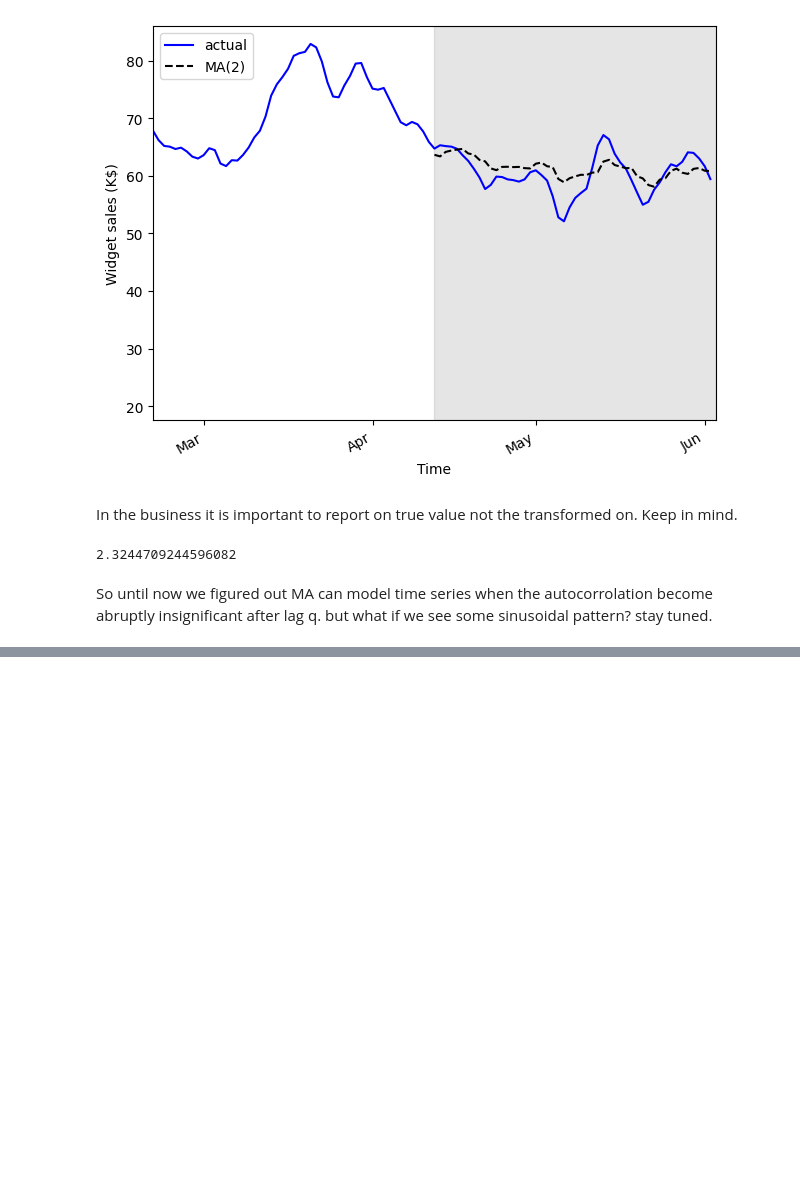
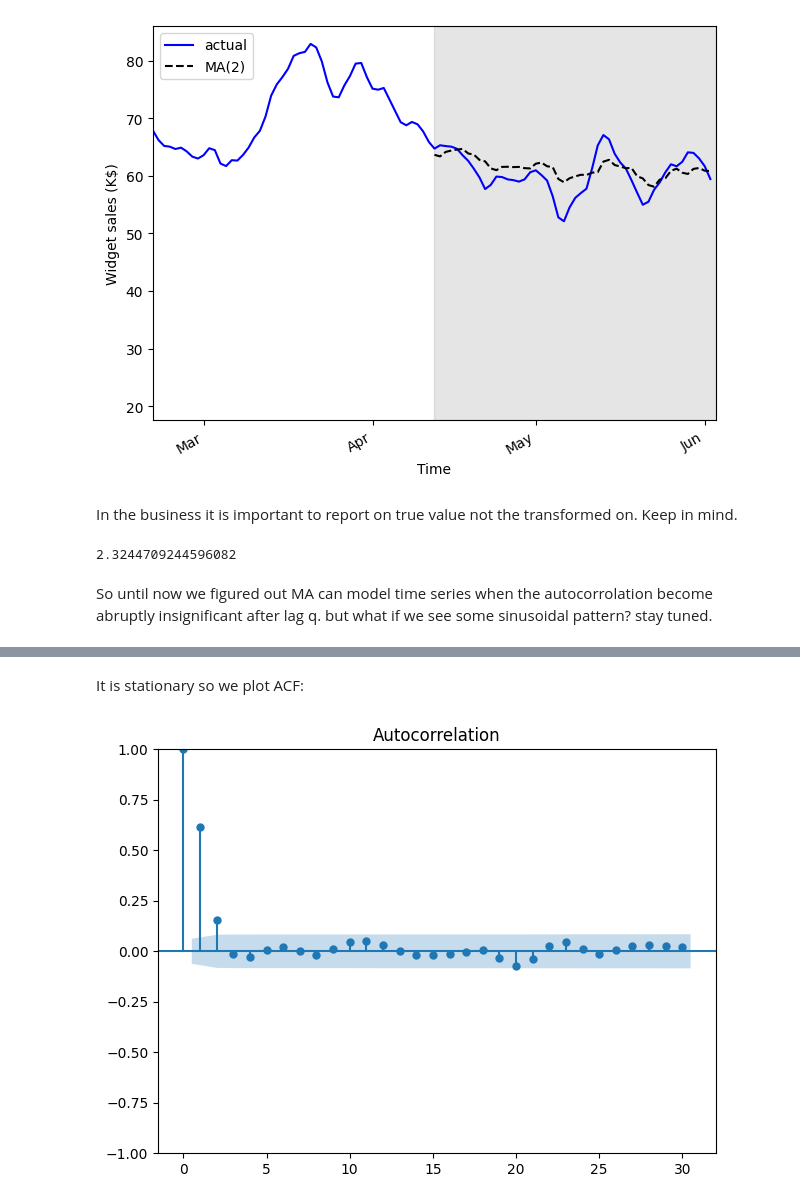
Before and after one commit to Sarmeili/TimeSeriesForecasting, a Jupyter notebook: 3.MovingAverage.ipynb, the cells around one changed output, grey strips where cells are left out. Drawn from its saved outputs; the diff is of its cells as text; code cells hidden in the pictures; blank space fills up the shorter version.

```diff
--- a/3.MovingAverage.ipynb
+++ b/3.MovingAverage.ipynb
@@ -274,0 +321,7 @@ So until now we figured out MA can model time series when the autocorrolation be
+# %% [markdown]
+It is stationary so we plot ACF:
+# %%
+plot_acf(MA2_process, lags=30);
+plt.tight_layout()
+# %% [output]
+[figure, added]
```
Also changed, not shown: parts of 12 cells of this notebook.
